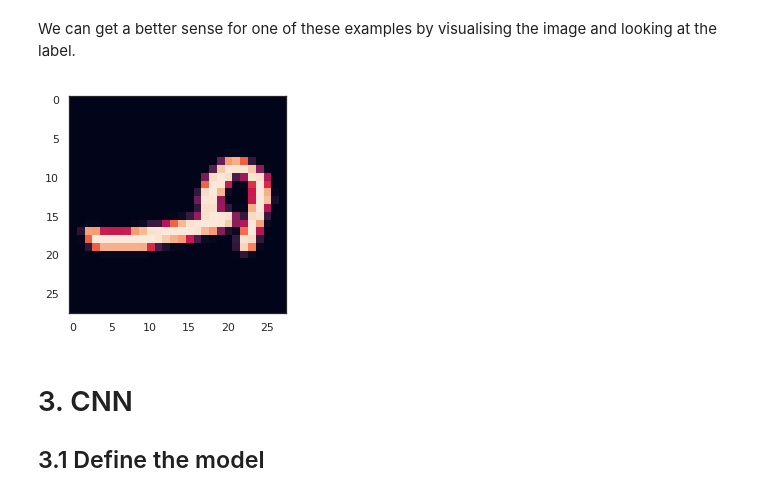
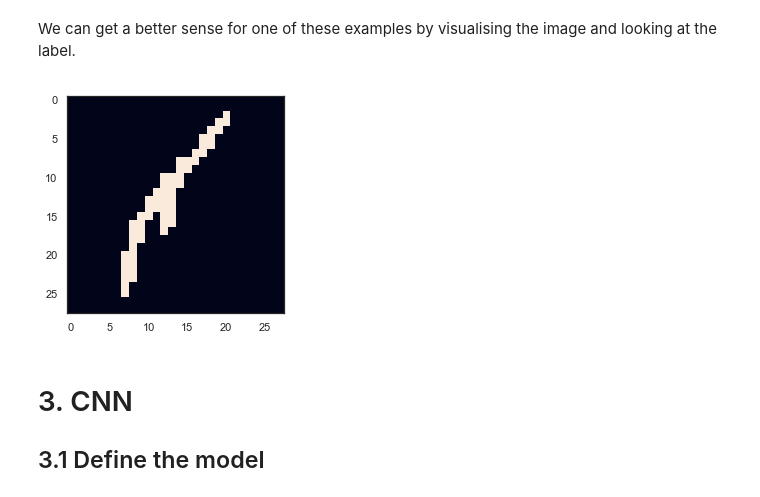
Before and after one commit to OlehOnyshchak/OCR, a Jupyter notebook: RecognitionModelTraining.ipynb, the cells around one changed output. Drawn from its saved outputs; the diff is of its cells as text; code cells hidden in the pictures.

Commit message:
Updated model training and moved part of the functionality into the DataPreprocessing notebook

```diff
--- a/RecognitionModelTraining.ipynb
+++ b/RecognitionModelTraining.ipynb
@@ -82,3 +74,6 @@ test = pd.read_csv("../input/emnist/emnist-balanced-test.csv", header=None, name
+# %%
+train = pd.read_csv("data/emnist/processed_balanced_train.csv")
+test = pd.read_csv("data/emnist/processed_balanced_test.csv")
 # %%
 Y_train = train["label"]
 Y_test = test["label"]
@@ -145,9 +140,10 @@ We perform a grayscale normalization to reduce the effect of illumination's diff
 
 Moreover the CNN converg faster on [0..1] data than on [0..255].
 # %%
+# Normalized in data preprocessing
 # Normalize the data
-X_train = X_train / 255.0
-X_test = X_test / 255.0
+# X_train = X_train / 255.0
+# X_test = X_test / 255.0
 # %% [markdown]
 ## 2.3 Reshape
 # %%
@@ -181,9 +177,9 @@ To avoid that, you could use stratify = True option in train_test_split function
 We can get a better sense for one of these examples by visualising the image and looking at the label.
 # %%
 # Some examples
-g = plt.imshow(X_train[0][:,:,0])
+g = plt.imshow(X_test[-4][:,:,0])
 # %% [output]
-[figure, old version]
+[figure, new version]
 # %% [markdown]
 # 3. CNN
 ## 3.1 Define the model
```
Also changed, not shown: parts of 5 cells of this notebook.
